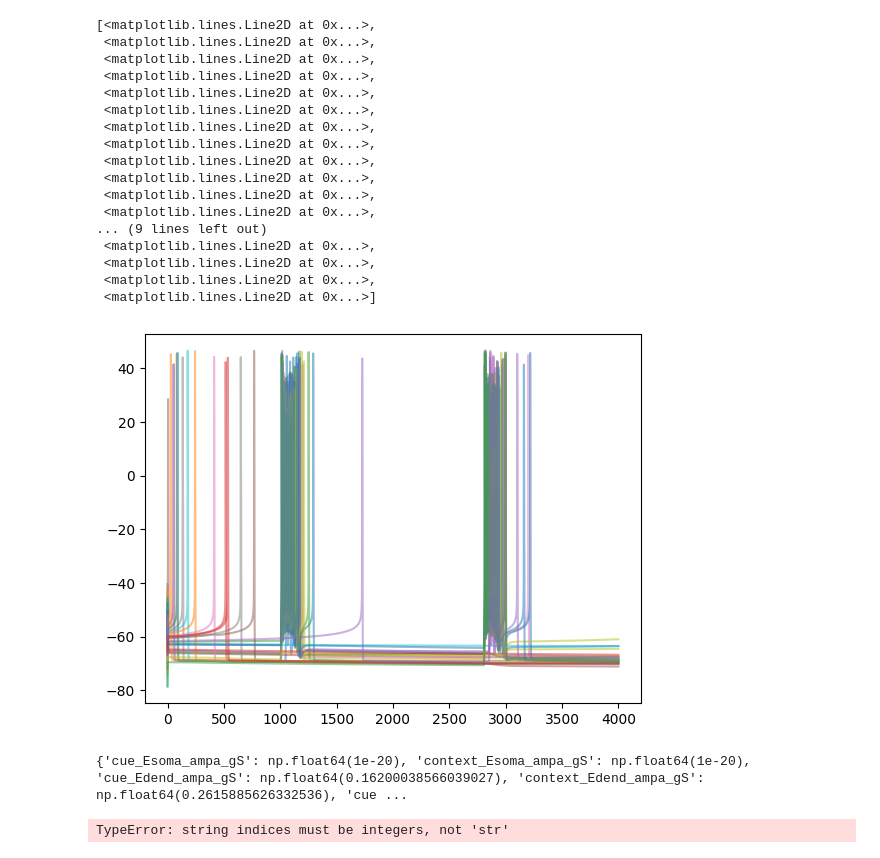
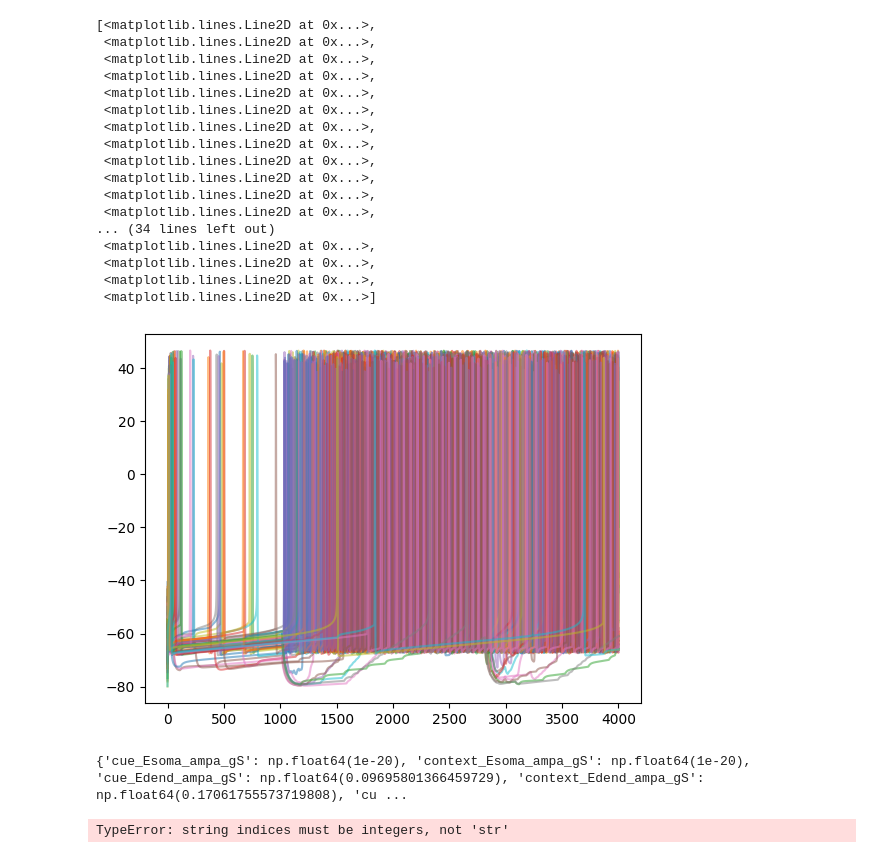
Before and after one commit to ntolley/dendractor, a Jupyter notebook: notebooks/plot_memorycontext_random_initialization.ipynb, the cells around one changed output. Saved outputs shown, nothing was run; the diff lists cells and outputs as text; code cells hidden in the pictures.

Commit message:
try high prob cue/context

```diff
--- a/notebooks/plot_memorycontext_random_initialization.ipynb
+++ b/notebooks/plot_memorycontext_random_initialization.ipynb
@@ -72,12 +72,12 @@ def simulate_sweep(theta, params, cue_currents, context_currents, seed):
         param_idx, param_name in enumerate(key_order)}
 
     # theta_dict['IE_gaba_gS'] *= 1
-    theta_dict['EE_ampa_gS'] *= 0
+    # theta_dict['EE_ampa_gS'] *= 0
 
     # theta_dict['EI_ampa_gS'] *= 100
     # theta_dict['IE_gaba_gS'] *= 100
     # theta_dict['II_gaba_gS'] *= 100
-    theta_dict['EE_dend_ampa_gS'] *= 0.0
+    # theta_dict['EE_dend_ampa_gS'] *= 0.0
     # theta_dict['IE_dend_gaba_gS'] *= 0.0
 
 
@@ -157,7 +157,7 @@ def get_opt_data(data_path):
     theta_list = list()
     error_list = list()
 
-    num_flows = 5
+    num_flows = 3
     for flow_idx in range(num_flows):
         print(f'Flow {flow_idx}')
         theta = np.load(f'{data_path}/theta_{flow_idx}.npy')
@@ -193,10 +193,10 @@ for config_name, update_prior_dict in config_list:
     res_dict = get_opt_data(data_path)
 
     # # Choose best from all sims
-    theta = np.concatenate(res_dict['theta_list'], axis=0)
-    error = np.concatenate(res_dict['error_list'])
-    theta_sort = np.argsort(error)
-    theta_idx = theta_sort[0]
+    # theta = np.concatenate(res_dict['theta_list'], axis=0)
+    # error = np.concatenate(res_dict['error_list'])
+    # theta_sort = np.argsort(error)
+    # theta_idx = theta_sort[0]
 
     # Choose theta with error closest to target error
     # target_error = 0.25
@@ -205,10 +205,10 @@ for config_name, update_prior_dict in config_list:
     # theta_idx = np.argmin(np.abs(error - target_error))
 
     # # Choose best from last run
-    # theta = res_dict['theta_list'][-1]
-    # error = res_dict['error_list'][-1]
-    # theta_sort = np.argsort(error)
-    # theta_idx = theta_sort[0]
+    theta = res_dict['theta_list'][-1]
+    error = res_dict['error_list'][-1]
+    theta_sort = np.argsort(error)
+    theta_idx = theta_sort[0]
 
     # Manual theta
     # theta = res_dict['theta_list'][-1]
@@ -246,7 +246,7 @@ for config_name, update_prior_dict in config_list:
     best_theta = theta[theta_idx:theta_idx+1, :]
 
     # Run simulations in batch
-    num_random_init = 5
+    num_random_init = 10
     seed_array = jnp.arange(0, num_cond*num_random_init)
 
     output_list = list()
@@ -374,25 +412,25 @@ for plot_idx, sim_idx in enumerate(range(num_cond)):
 # %%
-plt.plot(output_array[0, list(gid_ranges['I'])[:],:].T, alpha=0.5)
+plt.plot(output_array[0, list(gid_ranges['E'])[:],:].T, alpha=0.5)
 # plt.xlim(3000, 3100)
 # %% [output]
 [<matplotlib.lines.Line2D at 0x...>,
  <matplotlib.lines.Line2D at 0x...>,
  <matplotlib.lines.Line2D at 0x...>,
  <matplotlib.lines.Line2D at 0x...>,
  <matplotlib.lines.Line2D at 0x...>,
  <matplotlib.lines.Line2D at 0x...>,
  <matplotlib.lines.Line2D at 0x...>,
  <matplotlib.lines.Line2D at 0x...>,
  <matplotlib.lines.Line2D at 0x...>,
  <matplotlib.lines.Line2D at 0x...>,
  <matplotlib.lines.Line2D at 0x...>,
  <matplotlib.lines.Line2D at 0x...>,
-... (9 lines left out)
+... (34 lines left out)
  <matplotlib.lines.Line2D at 0x...>,
  <matplotlib.lines.Line2D at 0x...>,
  <matplotlib.lines.Line2D at 0x...>,
  <matplotlib.lines.Line2D at 0x...>]
-[figure, old version]
+[figure, new version]
 # %%
 key_order, conn_names, biophysics_names = get_parameter_names()
 
@@ -404,7 +442,7 @@ theta_dict = {param_name: prior_dict[param_name]['rescale_function'](
 
 print(theta_dict)
 # %% [output]
-{'cue_Esoma_ampa_gS': np.float64(1e-20), 'context_Esoma_ampa_gS': np.float64(1e-20), 'cue_Edend_ampa_gS': np.float64(0.16200038566039027), 'context_Edend_ampa_gS': np.float64(0.2615885626332536), 'cue ...
+{'cue_Esoma_ampa_gS': np.float64(1e-20), 'context_Esoma_ampa_gS': np.float64(1e-20), 'cue_Edend_ampa_gS': np.float64(0.09695801366459729), 'context_Edend_ampa_gS': np.float64(0.17061755573719808), 'cu ...
 # %%
 explained_var_dict = dict()
 for name in tqdm(random_init_dict.keys()):
```
Also changed, not shown: parts of 5 cells of this notebook, 3 other files.
